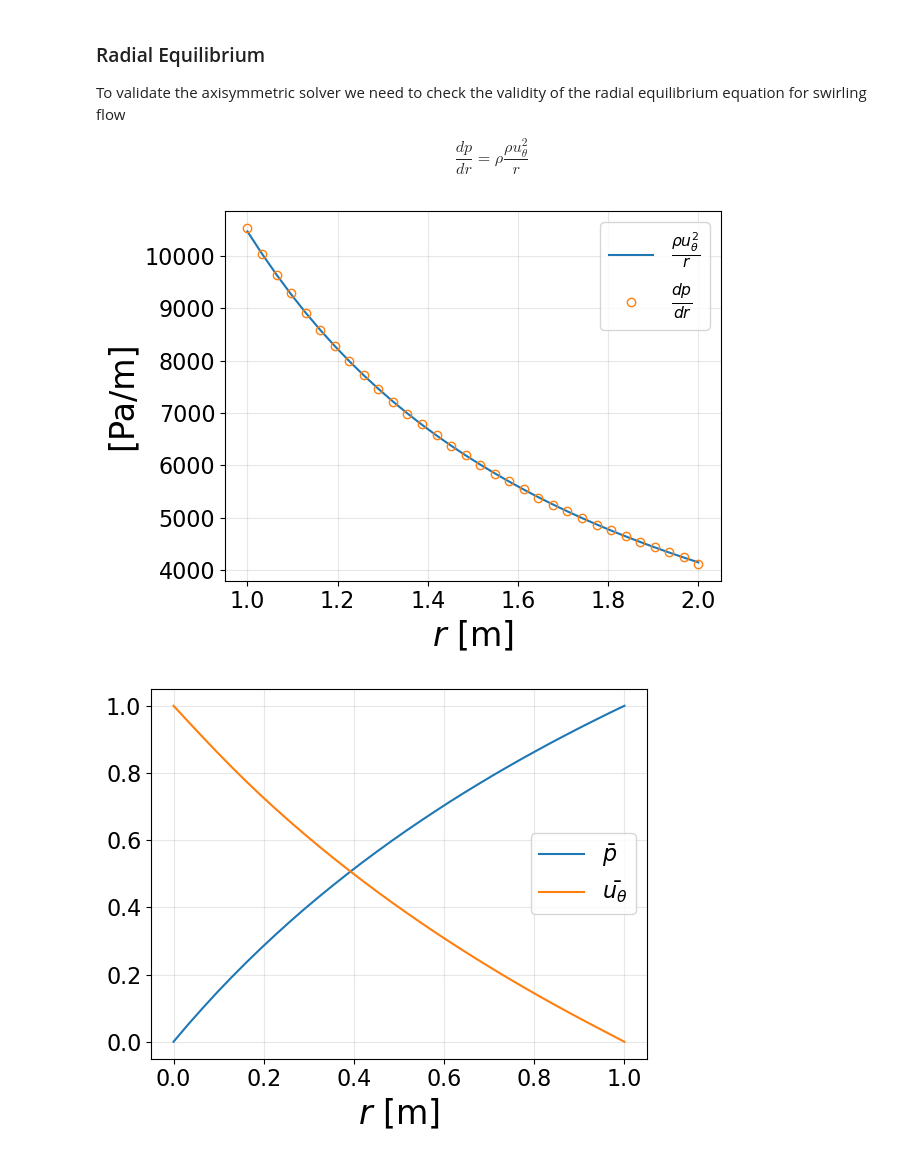
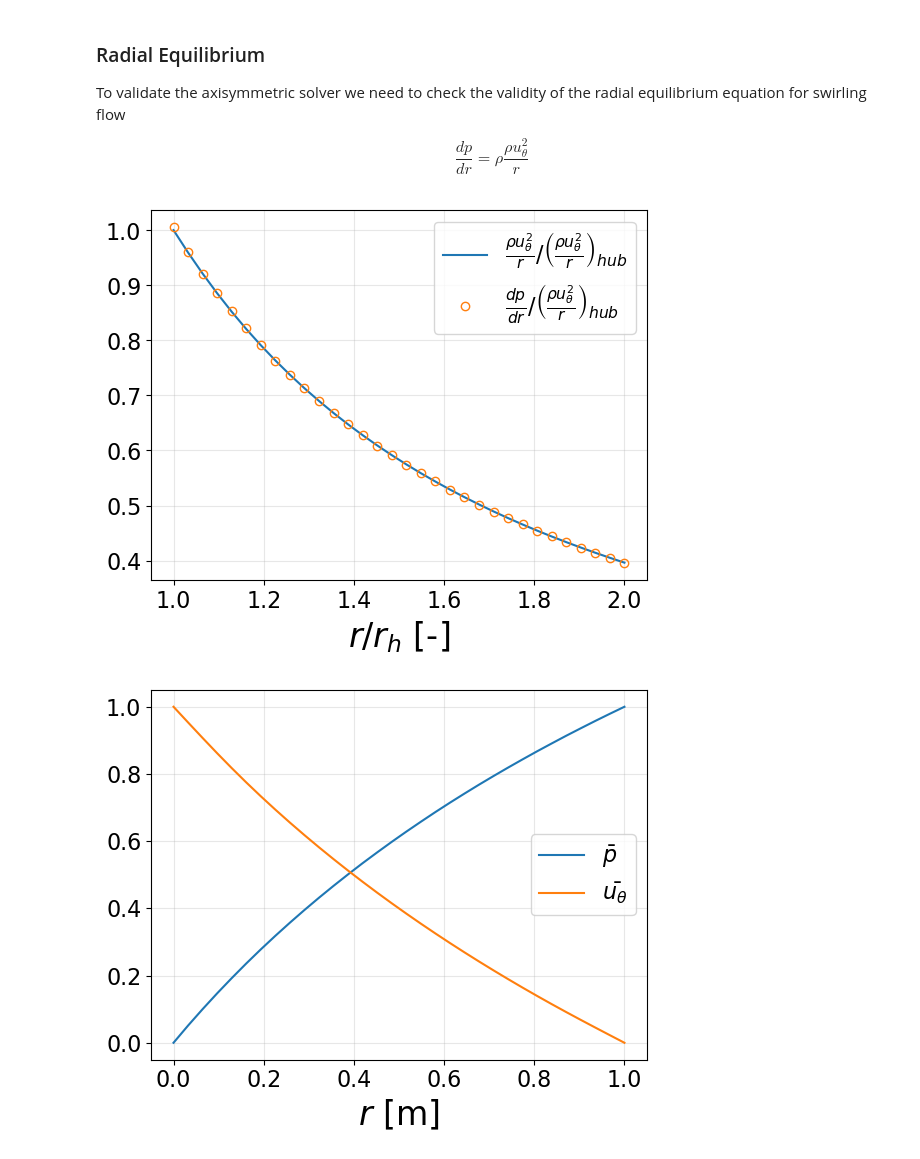
Before and after one commit to fneri13/CTurboBFM, a Jupyter notebook: run/AxisymmetricSwirlingChannel/check_radial_equilibrium.ipynb, the cells around one changed output. Drawn from its saved outputs; the diff is of its cells as text; code cells hidden in the pictures.

```diff
--- a/run/AxisymmetricSwirlingChannel/check_radial_equilibrium.ipynb
+++ b/run/AxisymmetricSwirlingChannel/check_radial_equilibrium.ipynb
@@ -39,16 +39,18 @@ pressure = data['Pressure'][ni//2, :, 0]
 # %%
 dpdr = np.gradient(pressure, radius, edge_order=2)
 rhs = density * (utheta**2 / radius)
 
-plt.plot(radius, rhs, label=r'$\frac{\rho u_{\theta}^2}{r}$')
-plt.plot(radius, dpdr, 'o', mfc='none', label=r'$\frac{dp}{dr}$')
-plt.xlabel(r'$r$ [m]')
-plt.ylabel(r'[Pa/m]')
+norm = density[0]*utheta[0]**2/radius[0]
+
+plt.plot(radius/radius.min(), rhs/norm, label=r'$\frac{\rho u_{\theta}^2}{r} / \left(\frac{\rho u_{\theta}^2}{r}\right)_{hub}$')
+plt.plot(radius/radius.min(), dpdr/norm, 'o', mfc='none', label=r'$\frac{dp}{dr} / \left(\frac{\rho u_{\theta}^2}{r}\right)_{hub}$')
+plt.xlabel(r'$r/r_{h}$ [-]')
+# plt.ylabel(r'[Pa/m]')
 plt.legend()
 plt.grid(alpha=0.3)
 plt.savefig('Pictures/radial_equilibrium_check.pdf', bbox_inches='tight')
 # %% [output]
-[figure, old version]
+[figure, new version]
 # %%
 idx = ni//2
 
```
Also changed, not shown: 17 other files.
